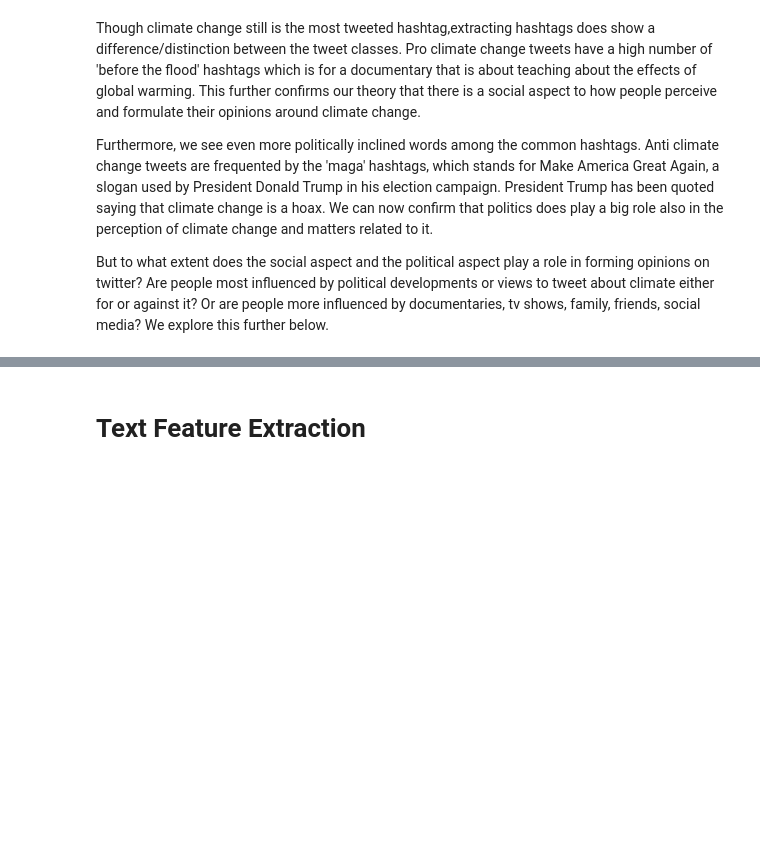
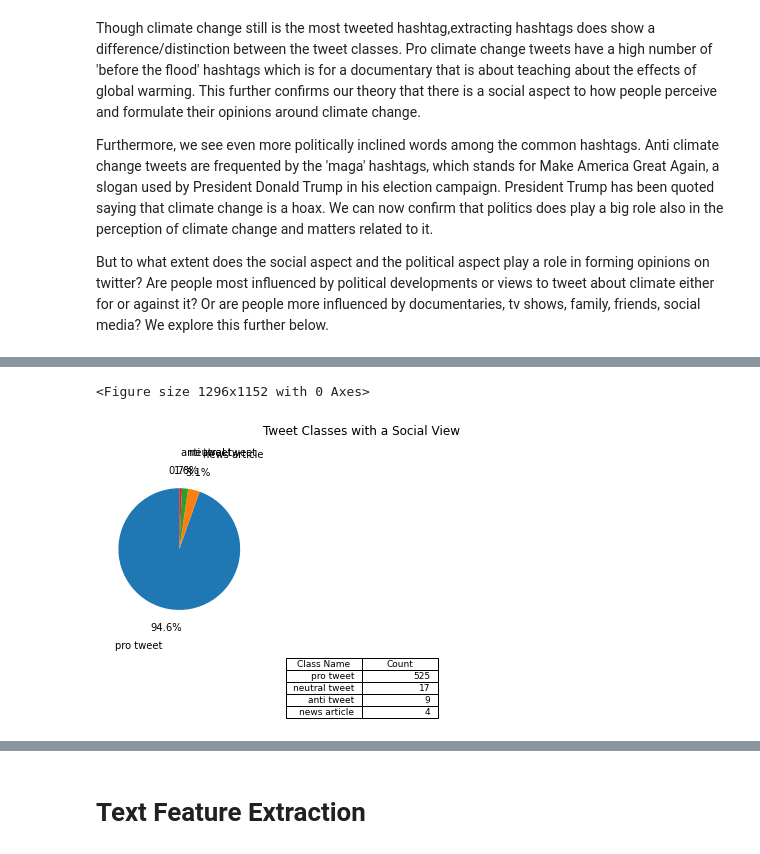
Before and after one commit to explore-thulani/classification-predicts-team4, a Jupyter notebook: Climate_Change_Team_4_Second_Draft_Notebook_(1).ipynb, the cells around one changed output, grey strips where cells are left out. Drawn from its saved outputs; the diff is of its cells as text; code cells hidden in the pictures; blank space fills up the shorter version.

```diff
--- a/Climate_Change_Team_4_Second_Draft_Notebook_(1).ipynb
+++ b/Climate_Change_Team_4_Second_Draft_Notebook_(1).ipynb
@@ -504,3 +509,0 @@ plt.show()
-# %%
-social_tags = ['beforetheflood','opchemtrails','qanda','amreading', 'actonclimate']
-df_soc=df_train[df_train.split_tokens.apply(lambda x:any(set(x).intersection(social_tags)))]
@@ -535,0 +552,5 @@ observations
+# %%
+plot_pie(df_soc, 'Social View')
+# %% [output]
+<Figure size 1296x1152 with 0 Axes>
+[figure, added]
```
Also changed, not shown: parts of 16 cells of this notebook.
